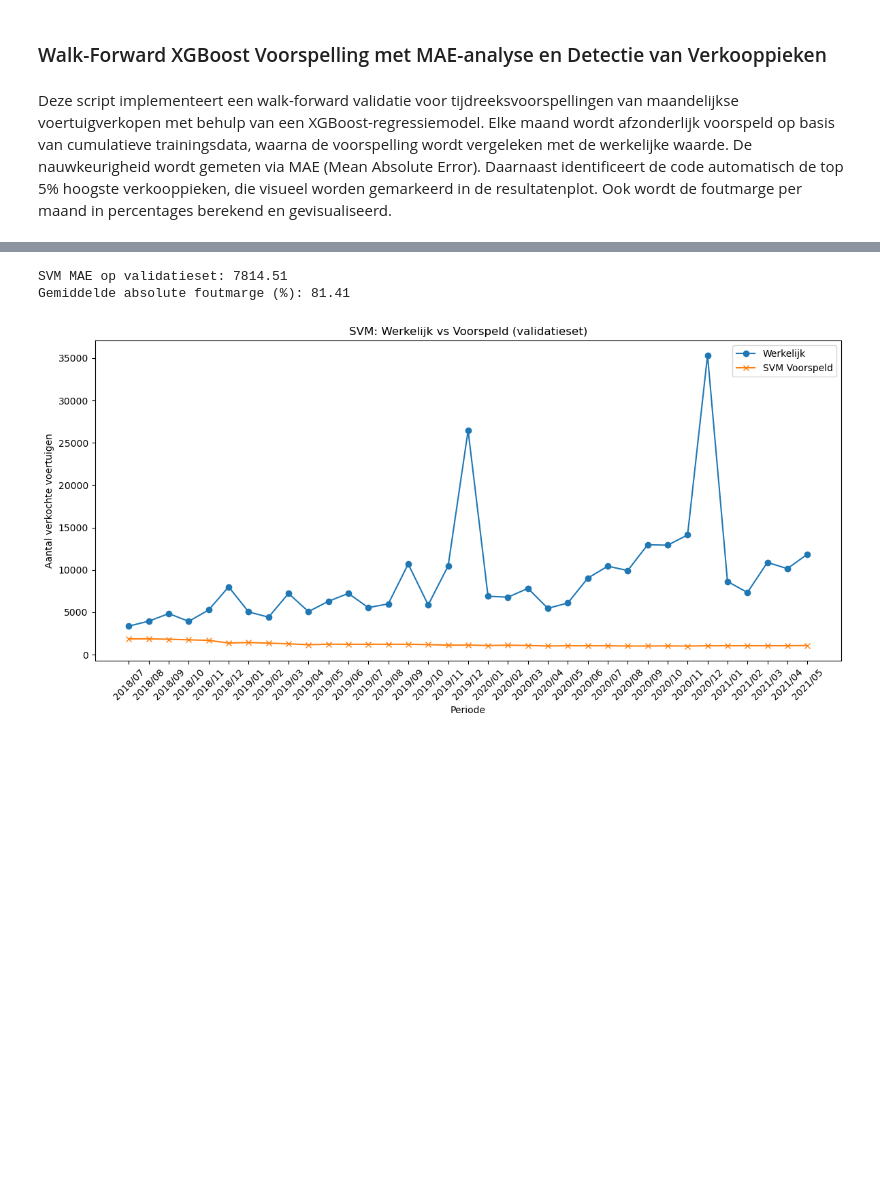
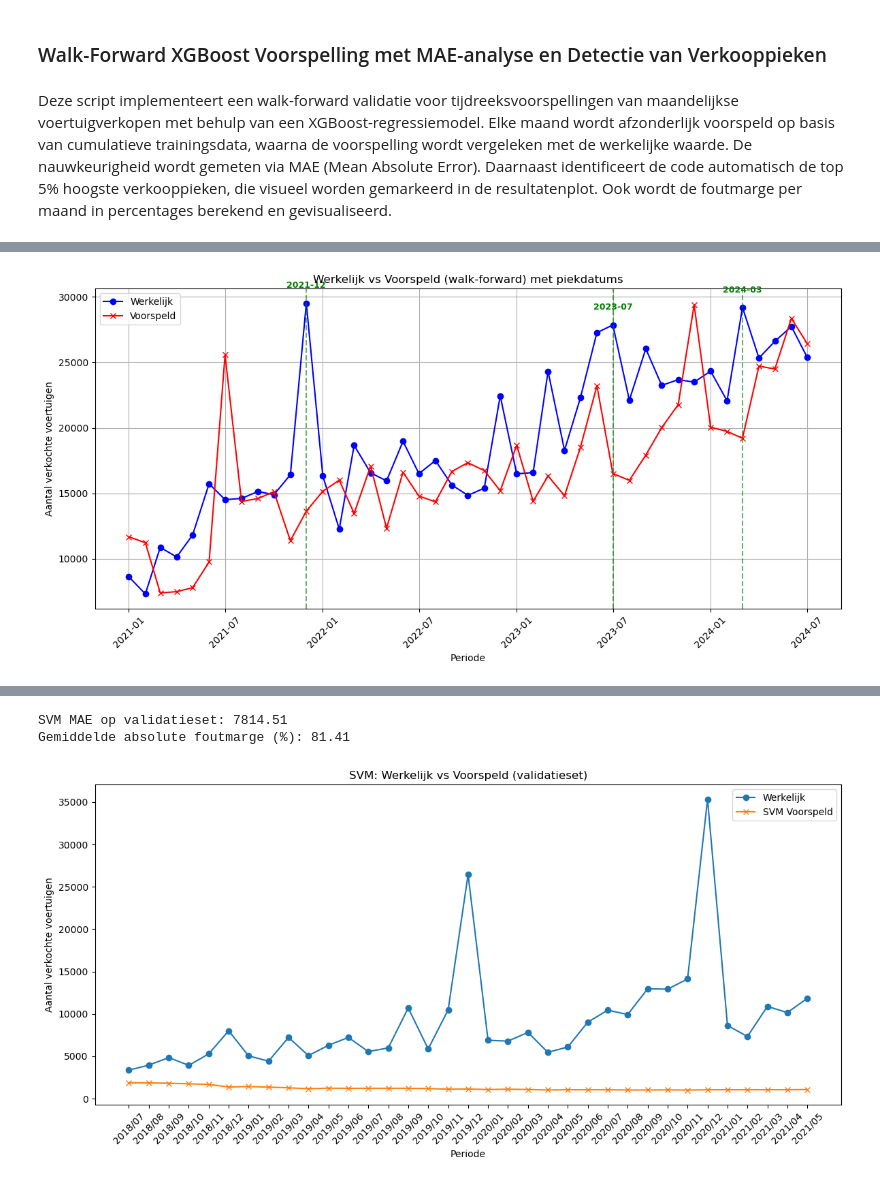
Before and after one commit to DylanHaaz/Tryhard, a Jupyter notebook: v4 _Google_trend/Xgboost _trend.ipynb, the cells around one changed output, grey strips where cells are left out. Cells and saved outputs as stored; diff of their text form; code cells hidden in the pictures; blank space fills up the shorter version.

Commit message:
nog een keer geprobeerd in oude xgboost notebook daarna noeuw aan gemaakt en stappen gevolgt in boek

```diff
--- a/v4 _Google_trend/Xgboost _trend.ipynb
+++ b/v4 _Google_trend/Xgboost _trend.ipynb
@@ -376,0 +462,85 @@ MAPA (Mean Arctangent Absolute Percentage Error): 23.34%
+# %%
+from sklearn.metrics import mean_absolute_error, mean_squared_error, r2_score
+from xgboost import XGBRegressor
+import matplotlib.pyplot as plt
+import numpy as np
+import pandas as pd
+
+def xgboost_forecast(trainX, trainy, valx):
+    model = XGBRegressor(objective='reg:squarederror', n_estimators=100)
+    model.fit(trainX, trainy)
+    return model.predict(np.array([valx]))[0]
+
+def walk_forward_prediction(df_train_full, target_col='Totaal_verkochte_wegvoertuigen'):
+    trainX, trainy, valX, valy, df_train, df_val, feature_cols = split_features_and_target(df_train_full, target_col)
+
+    df_train['Periode'] = pd.to_datetime(df_train['Periode'])
+    df_val['Periode'] = pd.to_datetime(df_val['Periode'])
+
+    predictions = []
+    for i in range(len(valX)):
+        valx = valX[i]
+        yhat = xgboost_forecast(trainX, trainy, valx)
+        predictions.append(yhat)
+
+        # Expand training set
+        df_train = pd.concat([df_train, df_val.iloc[i:i+1]], ignore_index=True)
+        trainX = df_train[feature_cols].values
+        trainy = df_train[target_col].values
+
+    # Final evaluation
+    rmse = np.sqrt(mean_squared_error(valy, predictions))
+    mae = mean_absolute_error(valy, predictions)
+    r2 = r2_score(valy, predictions)
+    mape = np.mean(np.abs((valy - predictions) / valy)) * 100
+    mapa = np.mean(np.arctan(np.abs((valy - predictions) / valy))) * (100 / (np.pi / 2))
+
+    # Peak detection
+    y_actual = pd.Series(valy, index=df_val['Periode'])
+    peak_threshold = y_actual.quantile(0.95)
+    peak_dates = y_actual[y_actual > peak_threshold].index
+
+    # Plot forecast
+    plt.figure(figsize=(12, 6))
+    plt.plot(df_val['Periode'], valy, label='Werkelijk', marker='o', color='blue')
+    plt.plot(df_val['Periode'], predictions, label='Voorspeld', marker='x', color='red')
+    for pdx in peak_dates:
+        plt.axvline(x=pdx, color='green', linestyle='--', alpha=0.6)
+        plt.text(pdx, y_actual[pdx] + 1000, pdx.strftime('%Y-%m'), color='green', fontsize=9,
+                 ha='center', va='bottom', fontweight='bold')
+    plt.title('Werkelijk vs Voorspeld (walk-forward) met piekdatums')
+    plt.xlabel('Periode')
+    plt.ylabel('Aantal verkochte voertuigen')
+    plt.xticks(rotation=45)
+    plt.grid(True)
+    plt.legend()
+    plt.tight_layout()
+    plt.show()
+
+    # Show metrics
+    print(f"\n📊 Evaluatie:")
+    print(f"MAE:  {mae:.2f}")
+    print(f"RMSE: {rmse:.2f}")
+    print(f"R²:   {r2:.4f}")
+    print(f"MAPE: {mape:.2f}%")
+    print(f"MAPA: {mapa:.2f}%")
+
+    return predictions, valy, df_val
+
+# Run
+predictions, valy, df_val = walk_forward_prediction(train_df)
+
+# Error plot
+foutmarge_pct = 100 * (np.array(predictions) - valy) / valy
+plt.figure(figsize=(12, 5))
+plt.plot(df_val['Periode'], foutmarge_pct, marker='o', color='orange')
+plt.axhline(0, color='grey', linestyle='--', linewidth=1)
+plt.title('Foutmarge % per maand (walk-forward validatie)')
+plt.xlabel('Periode')
+plt.ylabel('Foutmarge (%)')
+plt.xticks(rotation=45)
+plt.grid(True)
+plt.tight_layout()
+plt.show()
+# %% [output]
+[figure, added]
```
Also changed, not shown: parts of 6 cells of this notebook, 2 other files.
